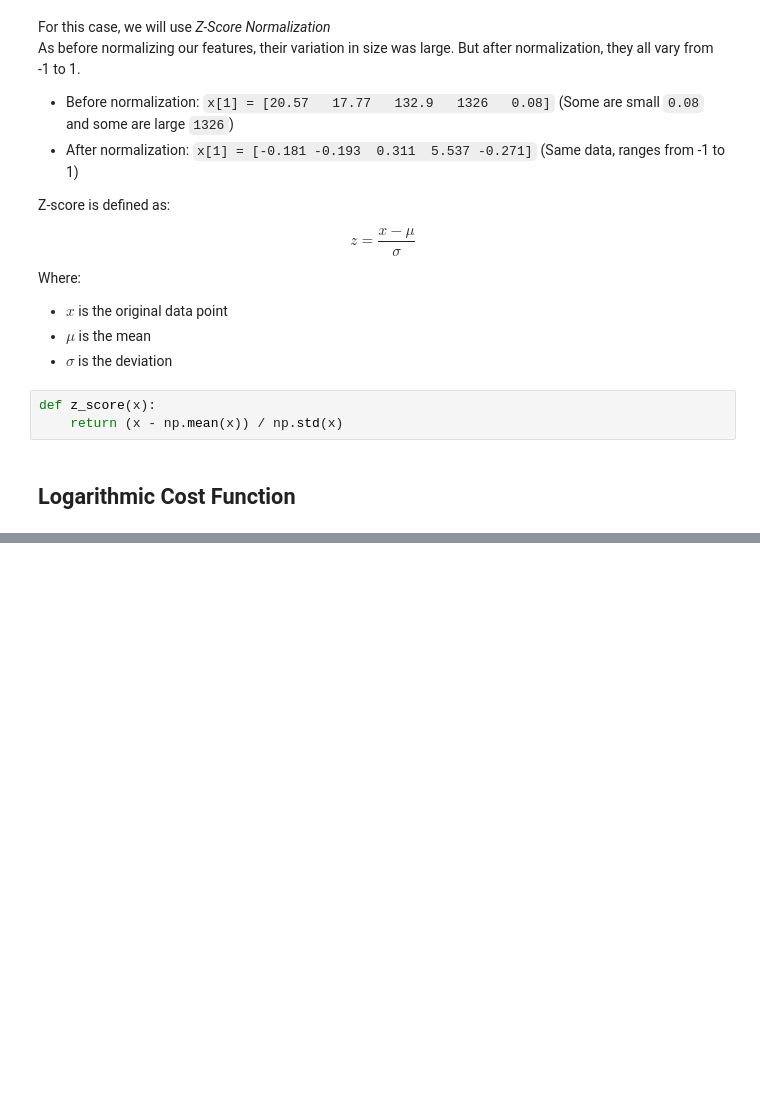
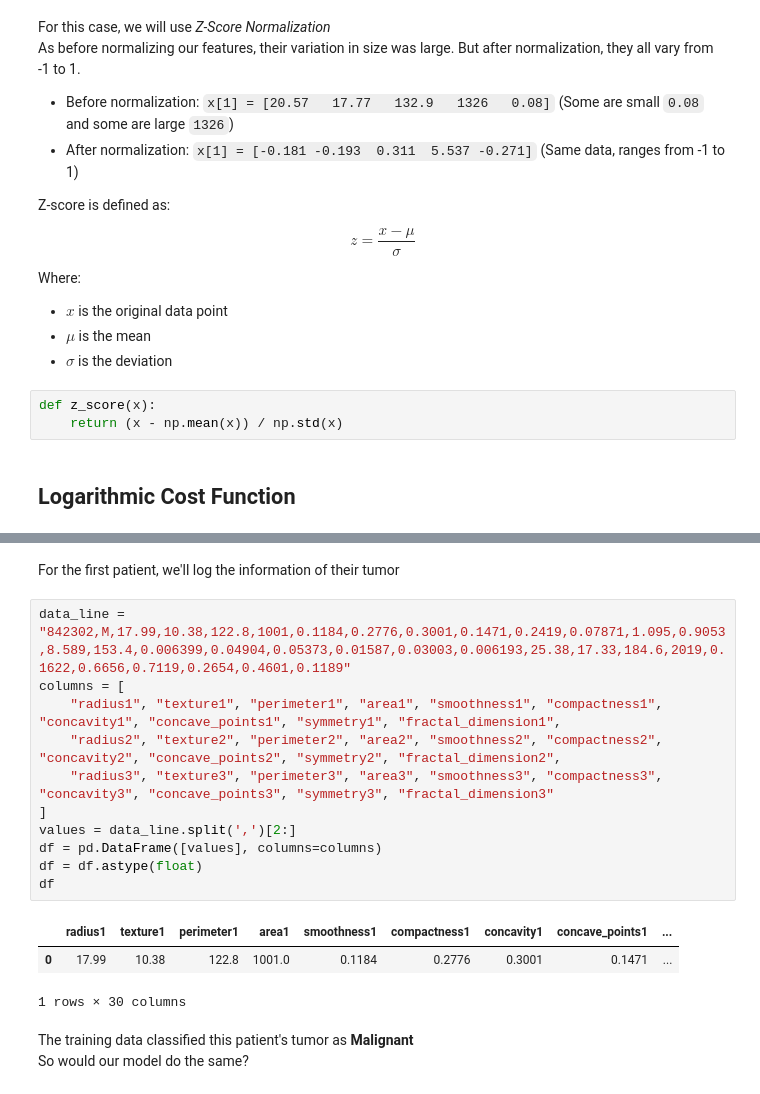
Before and after one commit to lucirie/ML-Regression-Models, a Jupyter notebook: logistic/logistic.ipynb, the cells around one changed output, grey strips where cells are left out. Drawn from its saved outputs; the diff is of its cells as text; blank space fills up the shorter version.

```diff
--- a/logistic/logistic.ipynb
+++ b/logistic/logistic.ipynb
@@ -158,0 +238,20 @@ def cost(w, b, x, y, threshold):
+# %% [markdown]
+For the first patient, we'll log the information of their tumor
+# %%
+data_line = "842302,M,17.99,10.38,122.8,1001,0.1184,0.2776,0.3001,0.1471,0.2419,0.07871,1.095,0.9053,8.589,153.4,0.006399,0.04904,0.05373,0.01587,0.03003,0.006193,25.38,17.33,184.6,2019,0.1622,0.6656,0.7119,0.2654,0.4601,0.1189"
+columns = [
+    "radius1", "texture1", "perimeter1", "area1", "smoothness1", "compactness1", "concavity1", "concave_points1", "symmetry1", "fractal_dimension1",
+    "radius2", "texture2", "perimeter2", "area2", "smoothness2", "compactness2", "concavity2", "concave_points2", "symmetry2", "fractal_dimension2",
+    "radius3", "texture3", "perimeter3", "area3", "smoothness3", "compactness3", "concavity3", "concave_points3", "symmetry3", "fractal_dimension3"
+]
+values = data_line.split(',')[2:]
+df = pd.DataFrame([values], columns=columns)
+df = df.astype(float)
+df
+# %% [output]
+|  | radius1 | texture1 | perimeter1 | area1 | smoothness1 | compactness1 | concavity1 | concave_points1 | ... |
+| 0 | 17.99 | 10.38 | 122.8 | 1001.0 | 0.1184 | 0.2776 | 0.3001 | 0.1471 | ... |
+1 rows × 30 columns
+# %% [markdown]
+The training data classified this patient's tumor as **Malignant**
+So would our model do the same?
```
Also changed, not shown: parts of 15 cells of this notebook.
